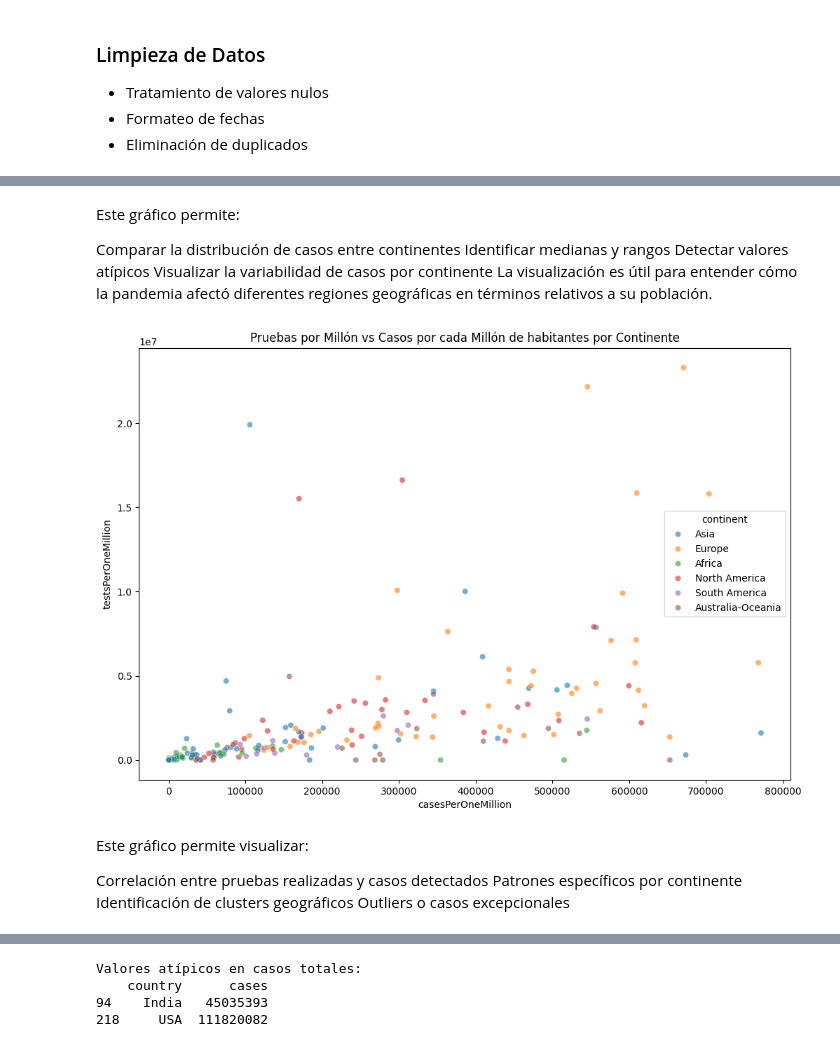
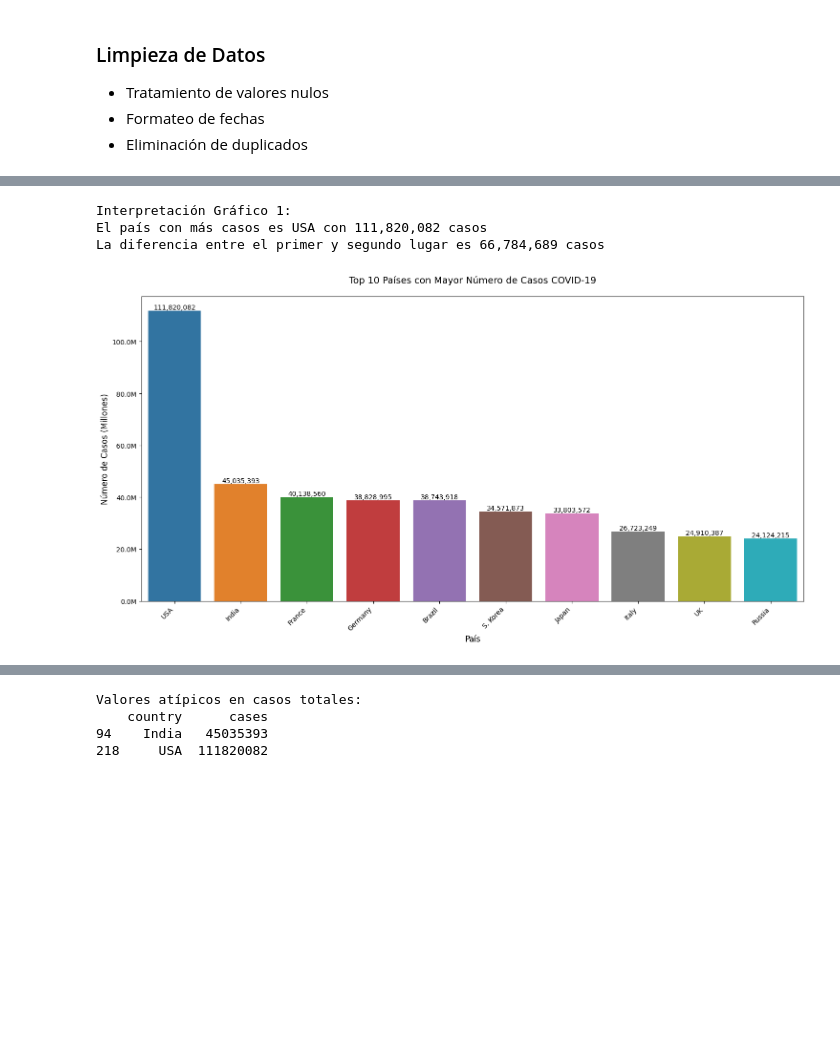
Before and after one commit to claudiosanchezt/Pruebas, a Jupyter notebook: prueba_2_Claudio_Sanchez_Torres_Javier_Astorga.ipynb, the cells around one changed output, grey strips where cells are left out. Cells and saved outputs as stored; diff of their text form; code cells hidden in the pictures; blank space fills up the shorter version.

```diff
--- a/prueba_2_Claudio_Sanchez_Torres_Javier_Astorga.ipynb
+++ b/prueba_2_Claudio_Sanchez_Torres_Javier_Astorga.ipynb
@@ -210,24 +151,45 @@ plt.show()
-# %% [markdown]
-Este gráfico permite:
-
-Comparar la distribución de casos entre continentes
-Identificar medianas y rangos
-Detectar valores atípicos
-Visualizar la variabilidad de casos por continente
-La visualización es útil para entender cómo la pandemia afectó diferentes regiones geográficas en términos relativos a su población.
-# %%
-# Gráfico 4: Dispersión de Pruebas vs Casos por continente
-plt.figure(figsize=(12, 8))
-sns.scatterplot(data=df, y='testsPerOneMillion', x='casesPerOneMillion',
-                hue='continent', alpha=0.6)
-plt.title('Pruebas por Millón vs Casos por cada Millón de habitantes por Continente')
-plt.show()
-# %% [output]
-[figure, removed]
-# %% [markdown]
-Este gráfico permite visualizar:
-
-Correlación entre pruebas realizadas y casos detectados
-Patrones específicos por continente
-Identificación de clusters geográficos
-Outliers o casos excepcionales
+# %%
+# Crear figura con mejor resolución
+plt.figure(figsize=(15, 8), dpi=100)
+
+# Obtener top 10 países
+top_10_casos = df.nlargest(10, 'cases')
+
+# Crear gráfico de barras con estilo mejorado
+ax = sns.barplot(
+    data=top_10_casos,
+    x='country',
+    y='cases',
+    hue='country',
+    legend=False
+)
+
+# Mejorar formato de números
+def millones_formatter(x, p):
+    return f'{x/1e6:.1f}M'
+
+# Personalizar el gráfico
+plt.gca().yaxis.set_major_formatter(plt.FuncFormatter(millones_formatter))
+plt.xticks(rotation=45, ha='right')
+plt.xlabel('País', fontsize=12)
+plt.ylabel('Número de Casos (Millones)', fontsize=12)
+plt.title('Top 10 Países con Mayor Número de Casos COVID-19', pad=20, fontsize=14)
+
+# Añadir valores sobre las barras
+for i, v in enumerate(top_10_casos['cases']):
+    ax.text(i, v, f'{v:,.0f}', ha='center', va='bottom', fontsize=10, rotation=0)
+
+# Ajustar márgenes
+plt.tight_layout()
+
+# Mostrar interpretación
+print("\nInterpretación Gráfico 1:")
+print(f"El país con más casos es {top_10_casos.iloc[0]['country']} con {top_10_casos.iloc[0]['cases']:,} casos")
+print(f"La diferencia entre el primer y segundo lugar es {top_10_casos.iloc[0]['cases'] - top_10_casos.iloc[1]['cases']:,} casos")
+
+plt.show()
+# %% [output]
+Interpretación Gráfico 1:
+El país con más casos es USA con 111,820,082 casos
+La diferencia entre el primer y segundo lugar es 66,784,689 casos
+[figure, added]
```
Also changed, not shown: parts of 20 cells of this notebook, 2 other files.
